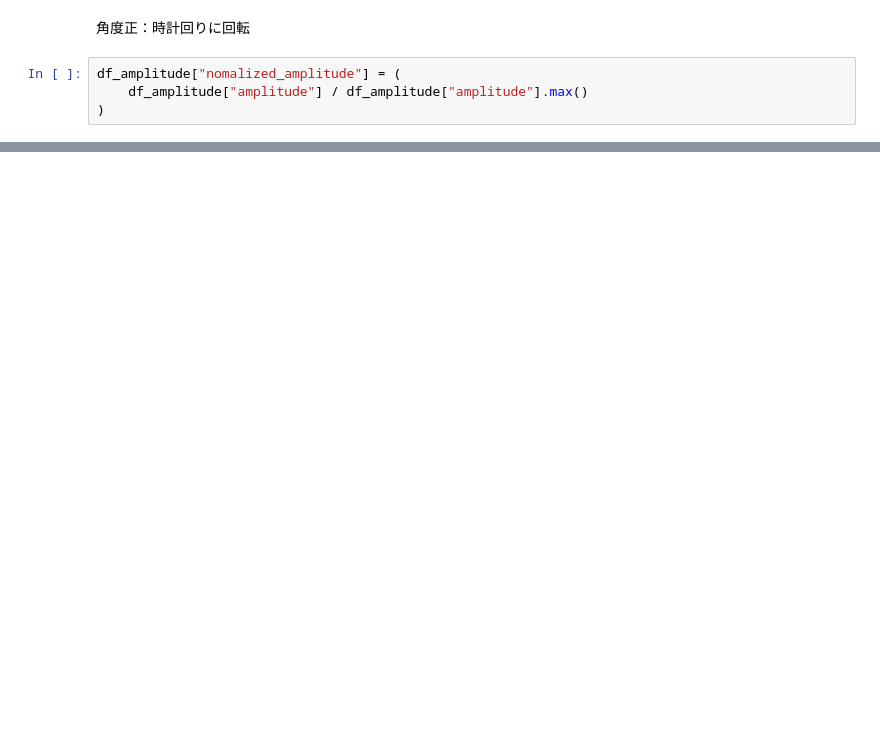
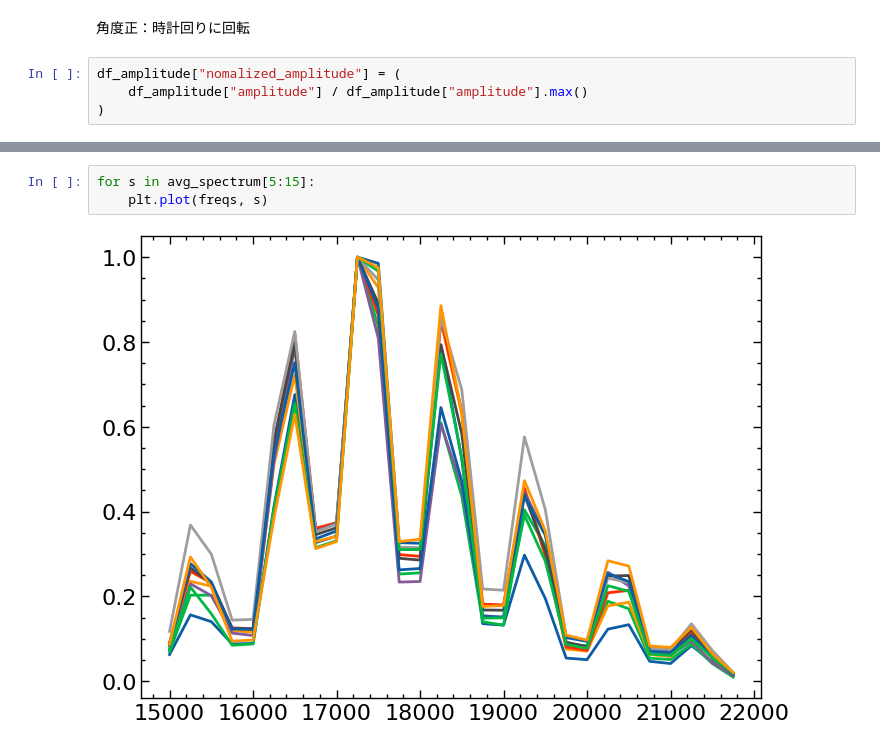
Before and after one commit to auk1709/lab-acoustic, a Jupyter notebook: notebook/phone-directivity.ipynb, the cells around one changed output, grey strips where cells are left out. Saved outputs shown, nothing was run; the diff lists cells and outputs as text; blank space fills up the shorter version.

```diff
--- a/notebook/phone-directivity.ipynb
+++ b/notebook/phone-directivity.ipynb
@@ -85,0 +98,5 @@ Text(9.444444444444445, 0.5, 'Amplitude')
+# %%
+for s in avg_spectrum[5:15]:
+    plt.plot(freqs, s)
+# %% [output]
+[figure, added]
```
Also changed, not shown: parts of 5 cells of this notebook, 1 other file.
